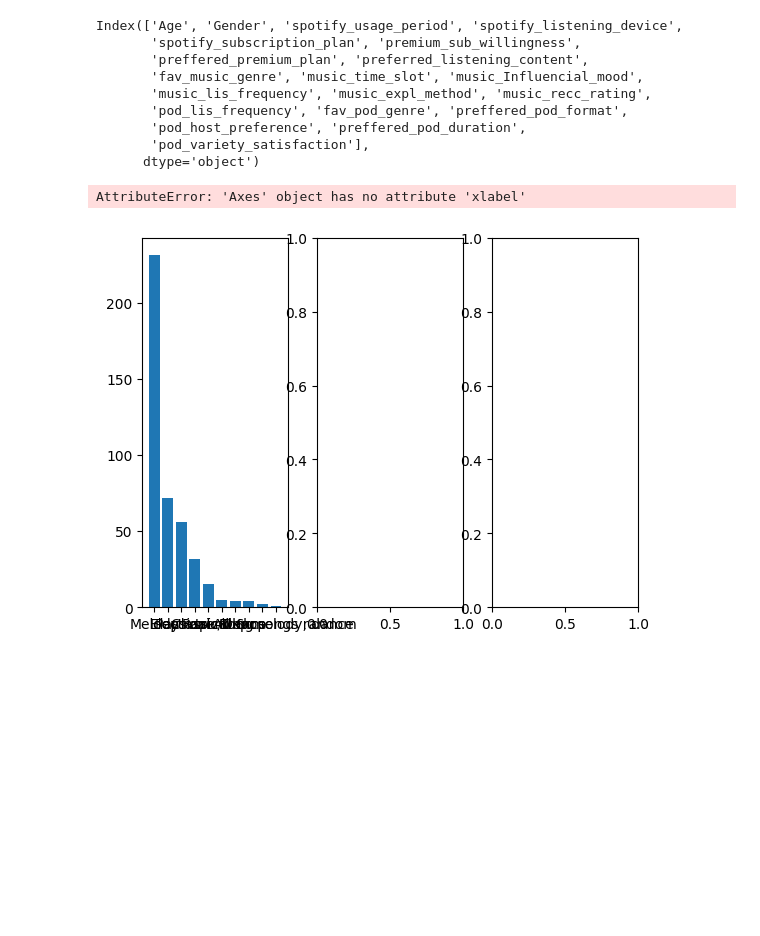
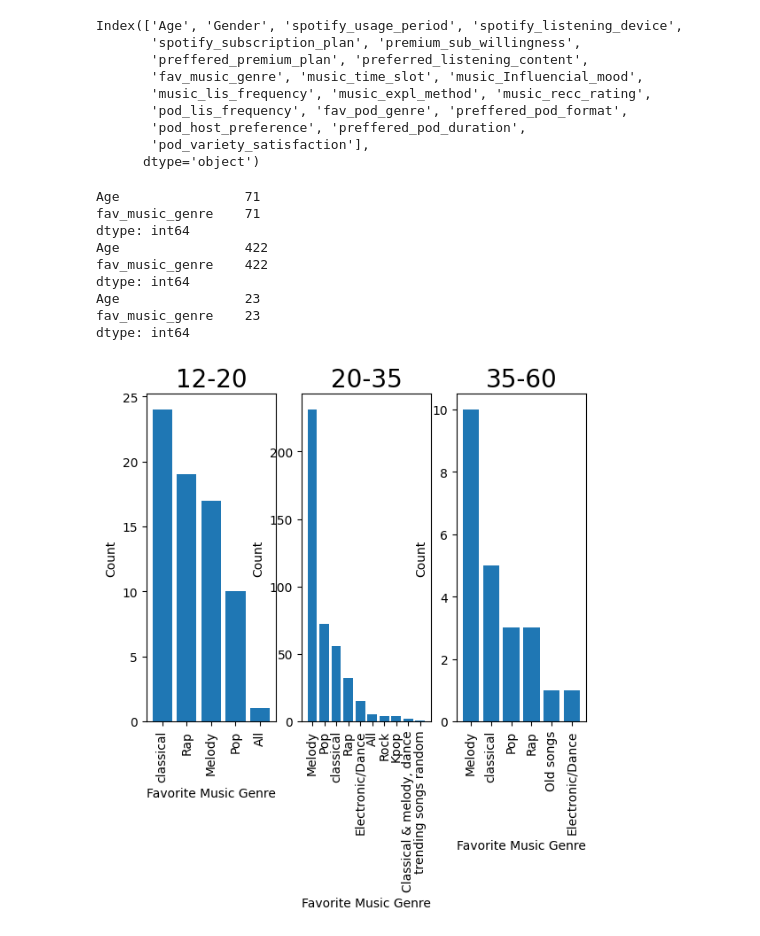
Before and after one commit to Cjh4444/UWCSE163Final, a Jupyter notebook: SCRIPTS WE'RE ACTUALLY USING/user_behavior.ipynb, the cells around one changed output. Saved outputs shown, nothing was run; the diff lists cells and outputs as text; code cells hidden in the pictures; blank space fills up the shorter version.

```diff
--- a/SCRIPTS WE'RE ACTUALLY USING/user_behavior.ipynb
+++ b/SCRIPTS WE'RE ACTUALLY USING/user_behavior.ipynb
@@ -27,37 +27,47 @@ Index(['Age', 'Gender', 'spotify_usage_period', 'spotify_listening_device',
 important_cols = ["Age", "fav_music_genre"]
 important_data = df[important_cols]
 
 important_age_groups = ["12-20", "20-35", "35-60"]
 age_group_filter = important_data["Age"].isin(important_age_groups)
 important_data = important_data[age_group_filter]
 
-ages = important_data["Age"].unique()
+fig, [ax1, ax2, ax3] = plt.subplots(ncols=3)
 
-fig, [ax1, ax2, ax3] = plt.subplots(ncols=3)
 axes = [ax1, ax2, ax3]
 
-for age, axis in zip(ages, axes):
+for age, axis in zip(important_age_groups, axes):
     is_age = important_data["Age"] == age
     age_df = important_data[is_age]
     total_counts = age_df.count()
 
     genre_counts = age_df["fav_music_genre"].value_counts()
 
     # Plotting as a bar chart
     axis.bar(genre_counts.index, genre_counts.values)
 
     # Adding labels and title
     axis.set_xlabel("Favorite Music Genre")
     axis.set_ylabel("Count")
-    axis.set_title(f"Distribution of Favorite Music Genre of {age}")
+    axis.set_title(
+        f"{age}",
+        fontdict={"fontsize": 20},
+    )
 
     print(total_counts)
 
     # Rotating x-axis labels for better readability (optional)
     axis.tick_params(axis="x", rotation=90)
 
     # Display the plot
-    axis.show()
+plt.show(axis)
 # %% [output]
-AttributeError: 'Axes' object has no attribute 'xlabel'
+Age                71
+fav_music_genre    71
+dtype: int64
+Age                422
+fav_music_genre    422
+dtype: int64
+Age                23
+fav_music_genre    23
+dtype: int64
-[figure, old version]
+[figure, new version]
```
